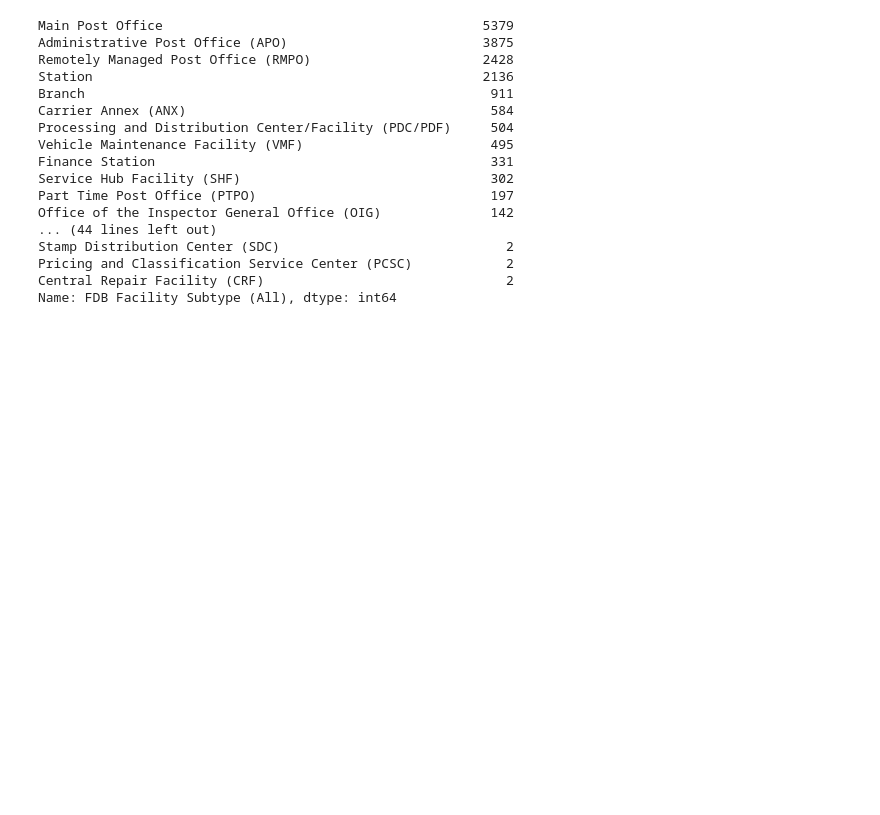
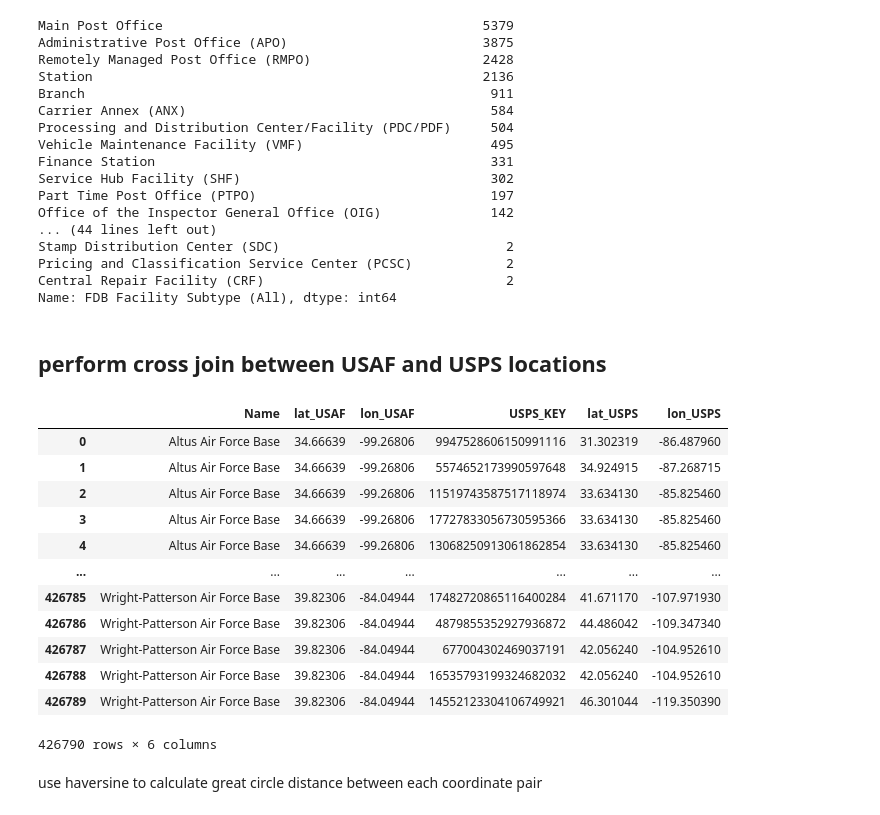
Before and after one commit to gpschnaars/dean_post, a Jupyter notebook: testing.ipynb, the cells around one changed output. Cells and saved outputs as stored; diff of their text form; code cells hidden in the pictures; blank space fills up the shorter version.

Commit message:
added testing code through performing haversine cartesian product between usaf and usps locations

```diff
--- a/testing.ipynb
+++ b/testing.ipynb
@@ -280,0 +300,33 @@ Name: FDB Facility Subtype (All), dtype: int64
+# %% [markdown]
+## perform cross join between USAF and USPS locations
+# %%
+def crossjoin(left_df, right_df, suffixes = ('_x', '_y')):
+    # cartesian product
+    return pd.merge(left_df.assign(key=0), right_df.assign(key=0), on='key', suffixes = suffixes).drop('key', axis = 1)
+# %%
+# create a unique key for each column in usps dataframe
+df_usps_final['USPS_KEY'] = pd.util.hash_pandas_object(df_usps_final, index = False)
+# %%
+# as a key, use the Base Name for USAF and the USPS_KEY for usps
+df_usaf_latlon = df_usaf[['Name', 'lat', 'lon']]
+df_usps_latlon = df_usps_final[['USPS_KEY', 'lat', 'lon']]
+# %%
+df_crossjoin = crossjoin(df_usaf_latlon, df_usps_latlon, suffixes = ('_USAF', '_USPS'))
+# %%
+df_crossjoin
+# %% [output]
+|  | Name | lat_USAF | lon_USAF | USPS_KEY | lat_USPS | lon_USPS |
+| 0 | Altus Air Force Base | 34.66639 | -99.26806 | 9947528606150991116 | 31.302319 | -86.487960 |
+| 1 | Altus Air Force Base | 34.66639 | -99.26806 | 5574652173990597648 | 34.924915 | -87.268715 |
+| 2 | Altus Air Force Base | 34.66639 | -99.26806 | 11519743587517118974 | 33.634130 | -85.825460 |
+| 3 | Altus Air Force Base | 34.66639 | -99.26806 | 17727833056730595366 | 33.634130 | -85.825460 |
+| 4 | Altus Air Force Base | 34.66639 | -99.26806 | 13068250913061862854 | 33.634130 | -85.825460 |
+| ... | ... | ... | ... | ... | ... | ... |
+| 426785 | Wright-Patterson Air Force Base | 39.82306 | -84.04944 | 17482720865116400284 | 41.671170 | -107.971930 |
+| 426786 | Wright-Patterson Air Force Base | 39.82306 | -84.04944 | 4879855352927936872 | 44.486042 | -109.347340 |
+| 426787 | Wright-Patterson Air Force Base | 39.82306 | -84.04944 | 677004302469037191 | 42.056240 | -104.952610 |
+| 426788 | Wright-Patterson Air Force Base | 39.82306 | -84.04944 | 16535793199324682032 | 42.056240 | -104.952610 |
+| 426789 | Wright-Patterson Air Force Base | 39.82306 | -84.04944 | 14552123304106749921 | 46.301044 | -119.350390 |
+426790 rows × 6 columns
+# %% [markdown]
+use haversine to calculate great circle distance between each coordinate pair
```
Also changed, not shown: parts of 23 cells of this notebook.
